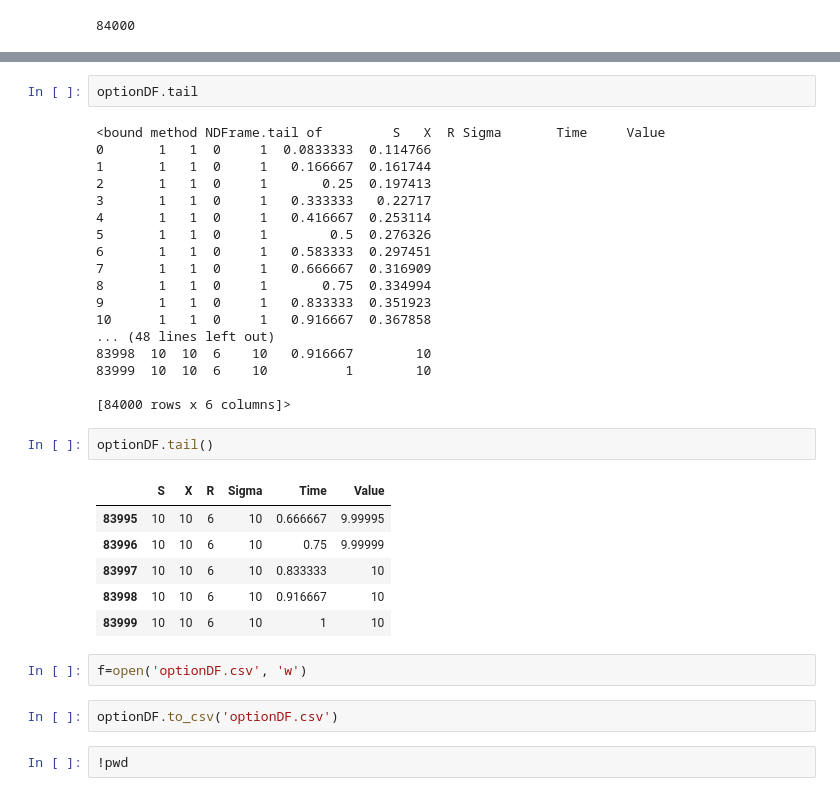
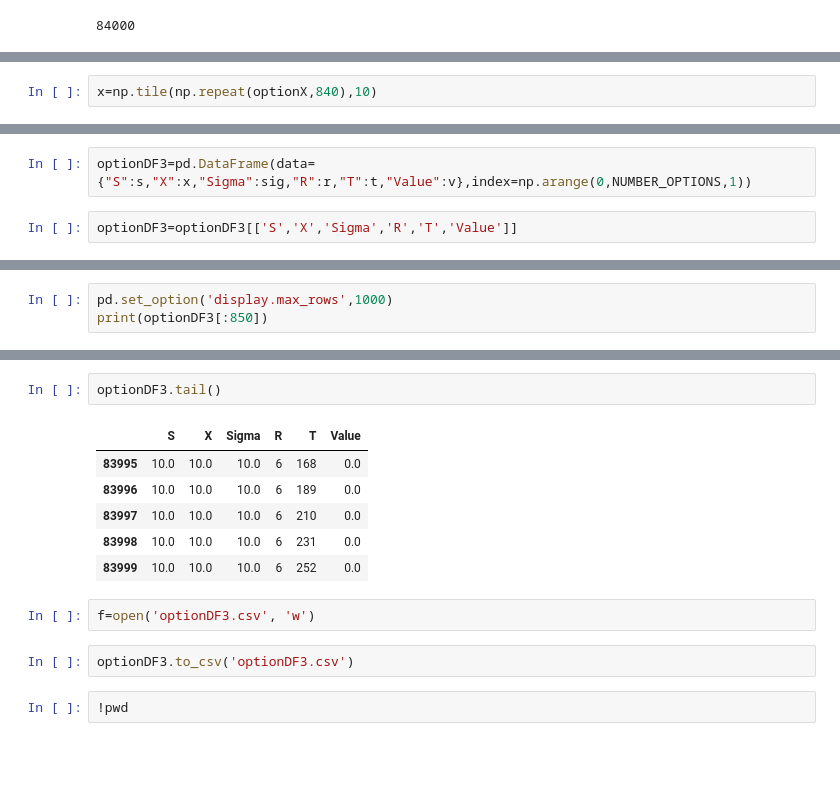
Before and after one commit to dpnolan/learningBlackScholes, a Jupyter notebook: BS.ipynb, the cells around one changed output, grey strips where cells are left out. Drawn from its saved outputs; the diff is of its cells as text; blank space fills up the shorter version.

```diff
--- a/BS.ipynb
+++ b/BS.ipynb
@@ -250,0 +210,2 @@ optionDF
+# %%
+x=np.tile(np.repeat(optionX,840),10)
@@ -250,0 +229,4 @@ optionDF
+# %%
+optionDF3=pd.DataFrame(data={"S":s,"X":x,"Sigma":sig,"R":r,"T":t,"Value":v},index=np.arange(0,NUMBER_OPTIONS,1))
+# %%
+optionDF3=optionDF3[['S','X','Sigma','R','T','Value']]
@@ -250,0 +239,3 @@ optionDF
+# %%
+pd.set_option('display.max_rows',1000)
+print(optionDF3[:850])
@@ -251,36 +277,16 @@ optionDF
 # %%
-optionDF.tail
+optionDF3.tail()
 # %% [output]
-<bound method NDFrame.tail of         S   X  R Sigma       Time     Value
-0       1   1  0     1  0.0833333  0.114766
-1       1   1  0     1   0.166667  0.161744
-2       1   1  0     1       0.25  0.197413
-3       1   1  0     1   0.333333   0.22717
-4       1   1  0     1   0.416667  0.253114
-5       1   1  0     1        0.5  0.276326
-6       1   1  0     1   0.583333  0.297451
-7       1   1  0     1   0.666667  0.316909
-8       1   1  0     1       0.75  0.334994
-9       1   1  0     1   0.833333  0.351923
-10      1   1  0     1   0.916667  0.367858
-... (48 lines left out)
-83998  10  10  6    10   0.916667        10
-83999  10  10  6    10          1        10
-
-[84000 rows x 6 columns]>
+|  | S | X | Sigma | R | T | Value |
+| 83995 | 10.0 | 10.0 | 10.0 | 6 | 168 | 0.0 |
+| 83996 | 10.0 | 10.0 | 10.0 | 6 | 189 | 0.0 |
+| 83997 | 10.0 | 10.0 | 10.0 | 6 | 210 | 0.0 |
+| 83998 | 10.0 | 10.0 | 10.0 | 6 | 231 | 0.0 |
+| 83999 | 10.0 | 10.0 | 10.0 | 6 | 252 | 0.0 |
-# %%
-optionDF.tail()
-# %% [output]
-|  | S | X | R | Sigma | Time | Value |
-| 83995 | 10 | 10 | 6 | 10 | 0.666667 | 9.99995 |
-| 83996 | 10 | 10 | 6 | 10 | 0.75 | 9.99999 |
-| 83997 | 10 | 10 | 6 | 10 | 0.833333 | 10 |
-| 83998 | 10 | 10 | 6 | 10 | 0.916667 | 10 |
-| 83999 | 10 | 10 | 6 | 10 | 1 | 10 |
 # %%
-f=open('optionDF.csv', 'w')
+f=open('optionDF3.csv', 'w')
 # %%
-optionDF.to_csv('optionDF.csv')
+optionDF3.to_csv('optionDF3.csv')
 # %%
 !pwd
 # %% [output]
```
Also changed, not shown: parts of 16 cells of this notebook.
